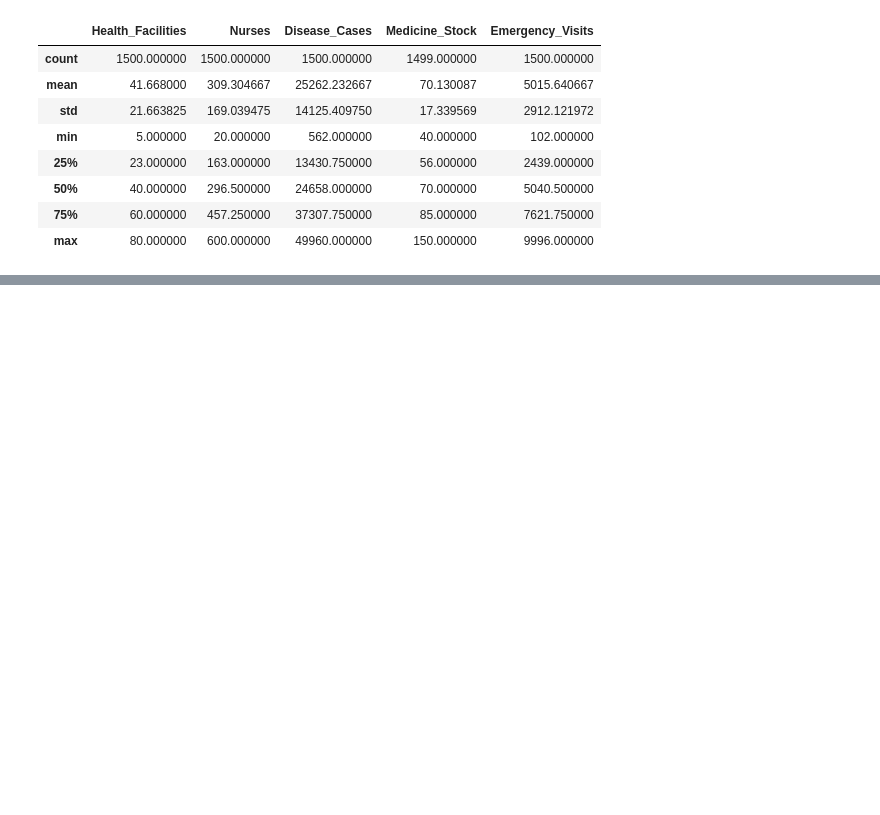
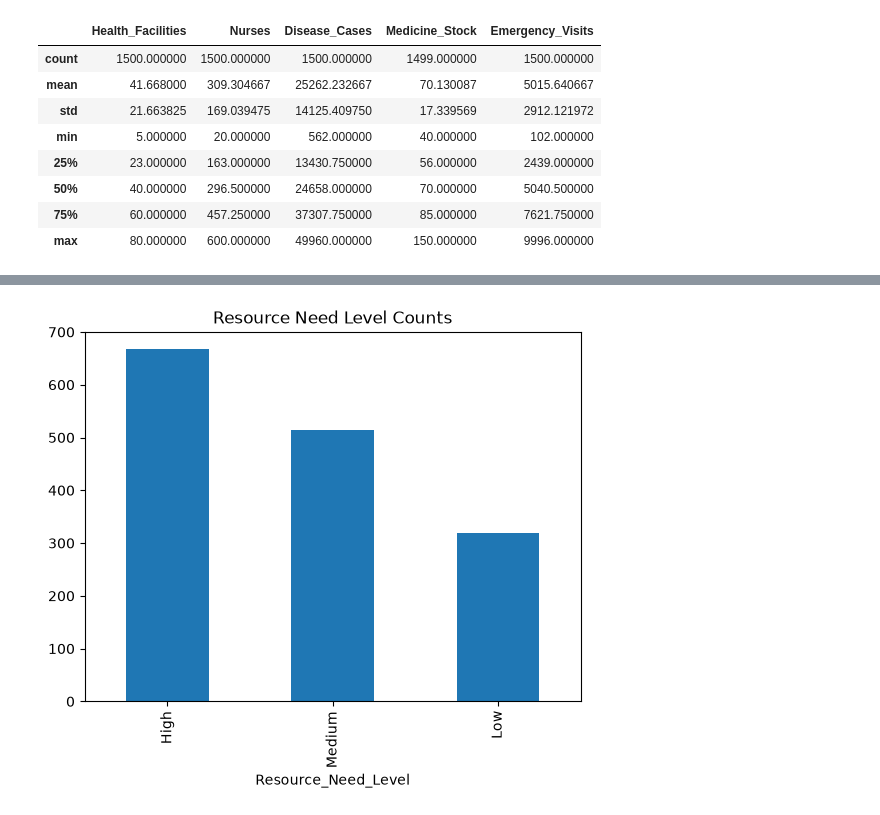
Before and after one commit to Nandrog/Health_Resource_Allocation_Modal, a Jupyter notebook: Health_Resource_Allocation_Model.ipynb, the cells around one changed output, grey strips where cells are left out. Drawn from its saved outputs; the diff is of its cells as text; code cells hidden in the pictures; blank space fills up the shorter version.

```diff
--- a/Health_Resource_Allocation_Model.ipynb
+++ b/Health_Resource_Allocation_Model.ipynb
@@ -84,0 +135,7 @@ Passing `palette` without assigning `hue` is deprecated and will be removed in v
+# %%
+import matplotlib.pyplot as plt
+
+df["Resource_Need_Level"].value_counts().plot(kind="bar", title="Resource Need Level Counts")
+plt.show()
+# %% [output]
+[figure, added]
```
Also changed, not shown: parts of 6 cells of this notebook.
